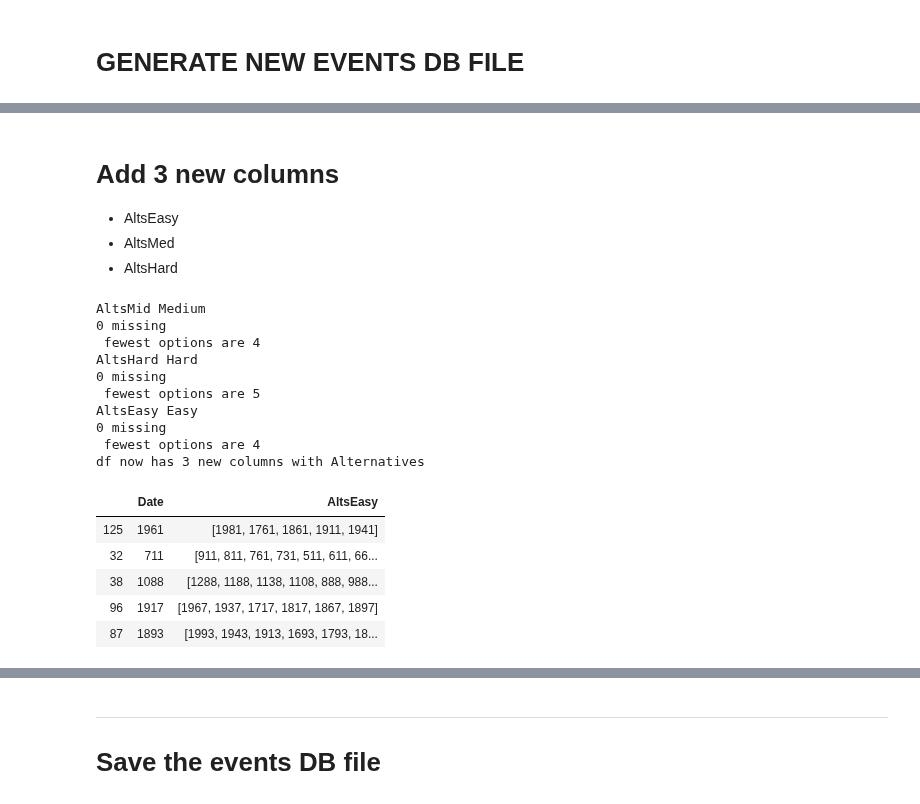
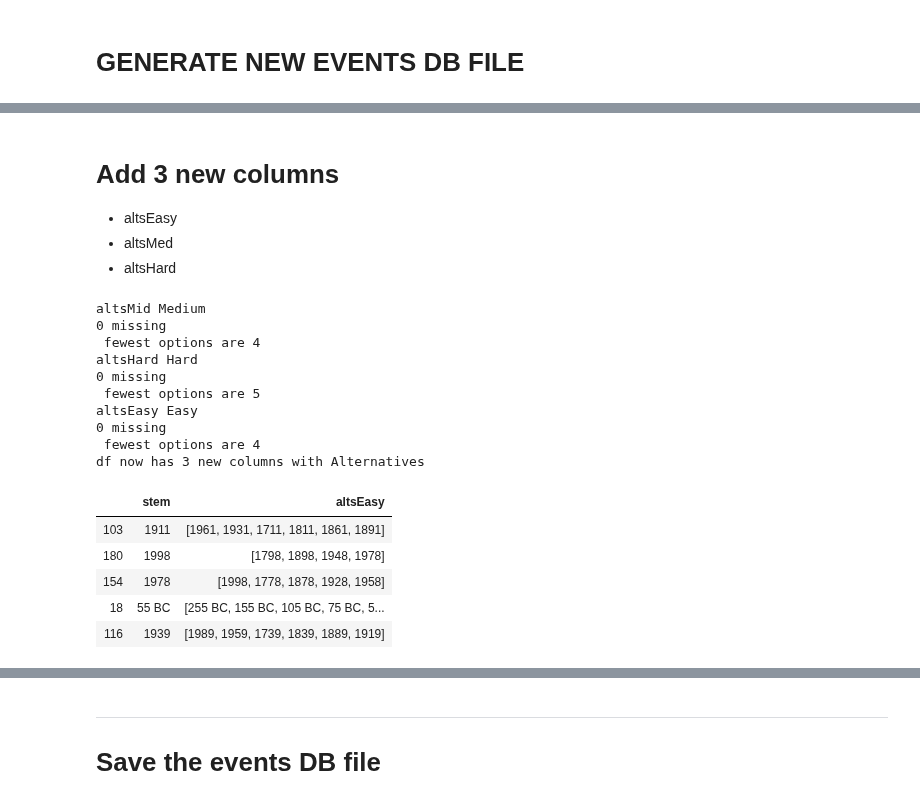
Before and after one commit to Ram-N/lifespans, a Jupyter notebook: generate_Events_DB.ipynb, the cells around one changed output, grey strips where cells are left out. Cells and saved outputs as stored; diff of their text form; code cells hidden in the pictures.

```diff
--- a/generate_Events_DB.ipynb
+++ b/generate_Events_DB.ipynb
@@ -105,8 +122,31 @@ diffcat.hist()
+# %%
+def getYearNum(x):
+    mult = 1
+    if "BC" in x:
+        x = x.replace('BC', '')
+        mult = -1
+    x = x.replace('c.','') #handle circa
+    x = x.replace('AD','')
+
+    try:
+        yr = mult * int(x)
+    except:
+        print('CONVERSION ERROR while attempting...')
+        print(x)
+        yr = x
+
+    return(yr)
+# %%
+df['YearNum'] = df['stem'].apply(getYearNum)
+# %%
+bins = [-15000, 0, 500, 1000, 1500, 1700, 1800, 1900, 2100]
+labels = ['BCE', '0AD-500AD', '500AD-1000AD', '1000AD-1500AD', '1500AD-1700AD', '1700s', '1800s', '1900-Present']
+df['timePeriod'] = pd.cut(df['YearNum'], bins = bins, labels = labels)
 # %% [markdown]
 # Add 3 new columns
-- AltsEasy
-- AltsMed
-- AltsHard
+- altsEasy
+- altsMed
+- altsHard
 # %%
 def get_valid_alts(baseyr, perturbs):
     """
@@ -203,38 +243,38 @@ def get_alternatives(_str, difflevel='Hard'):
 
         return options
 # %%
-altuples = [('AltsMid', 'Medium'), ('AltsHard', 'Hard'), ('AltsEasy', 'Easy') ]
+altuples = [('altsMid', 'Medium'), ('altsHard', 'Hard'), ('altsEasy', 'Easy') ]
 
 for a in altuples:
     col, lvl = a
     print(col, lvl)
-    df[col] = df['Date'].apply(get_alternatives, difflevel=lvl)
+    df[col] = df['stem'].apply(get_alternatives, difflevel=lvl)
     print(f'{df[col].isnull().sum()} missing')
     fewest_options = df[col].apply(len).min()
     print(f' fewest options are {fewest_options}')
 
 print('df now has 3 new columns with Alternatives')
 # %% [output]
-AltsMid Medium
+altsMid Medium
 0 missing
  fewest options are 4
-AltsHard Hard
+altsHard Hard
 0 missing
  fewest options are 5
-AltsEasy Easy
+altsEasy Easy
 0 missing
  fewest options are 4
 df now has 3 new columns with Alternatives
 # %%
 pd.set_option('display.max_colwidth', 120)
-df[['Date', col]].sample(5)
+df[['stem', col]].sample(5)
 # %% [output]
-|  | Date | AltsEasy |
-| 125 | 1961 | [1981, 1761, 1861, 1911, 1941] |
-| 32 | 711 | [911, 811, 761, 731, 511, 611, 66... |
-| 38 | 1088 | [1288, 1188, 1138, 1108, 888, 988... |
-| 96 | 1917 | [1967, 1937, 1717, 1817, 1867, 1897] |
-| 87 | 1893 | [1993, 1943, 1913, 1693, 1793, 18... |
+|  | stem | altsEasy |
+| 103 | 1911 | [1961, 1931, 1711, 1811, 1861, 1891] |
+| 180 | 1998 | [1798, 1898, 1948, 1978] |
+| 154 | 1978 | [1998, 1778, 1878, 1928, 1958] |
+| 18 | 55 BC | [255 BC, 155 BC, 105 BC, 75 BC, 5... |
+| 116 | 1939 | [1989, 1959, 1739, 1839, 1889, 1919] |
 # %%
 # Just for visual inspections
 cond = (df[col].apply(len)==fewest_options)
```
Also changed, not shown: parts of 26 cells of this notebook, 2 other files.
